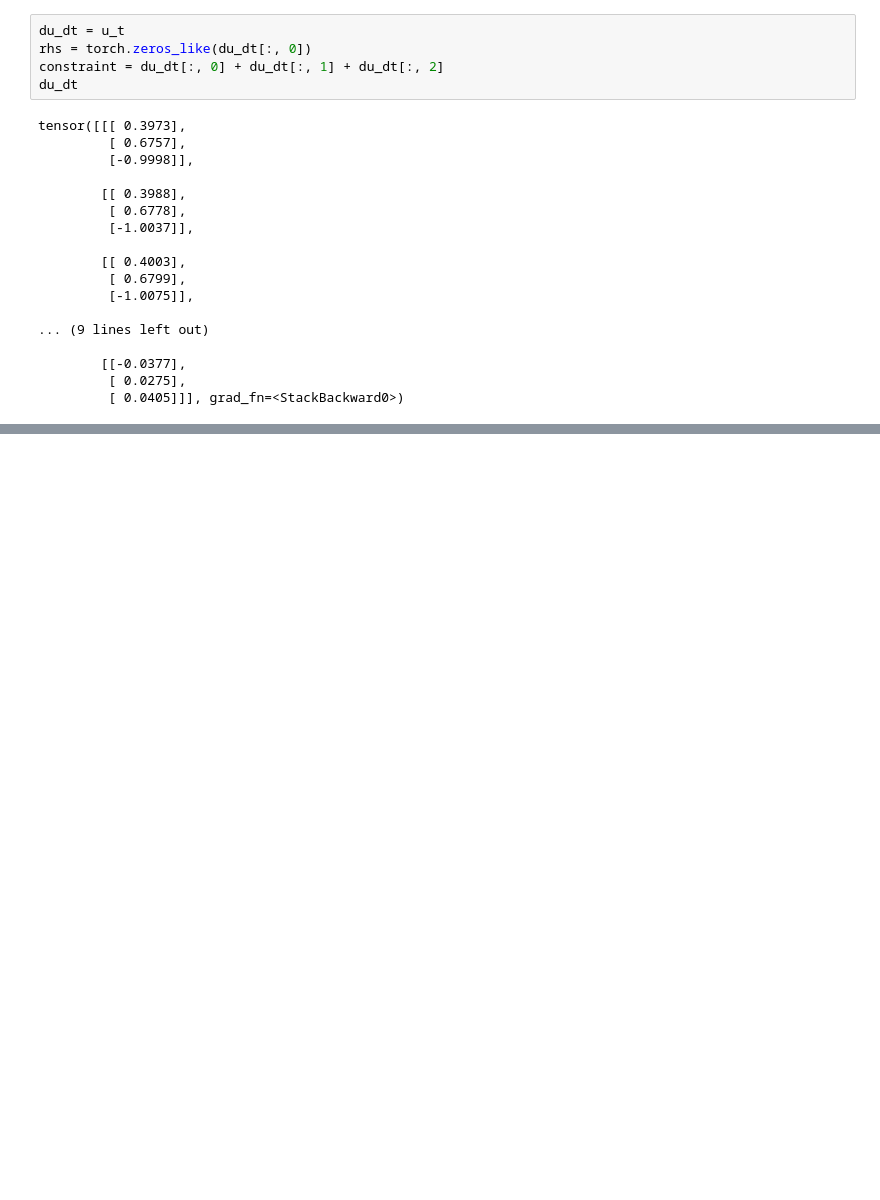
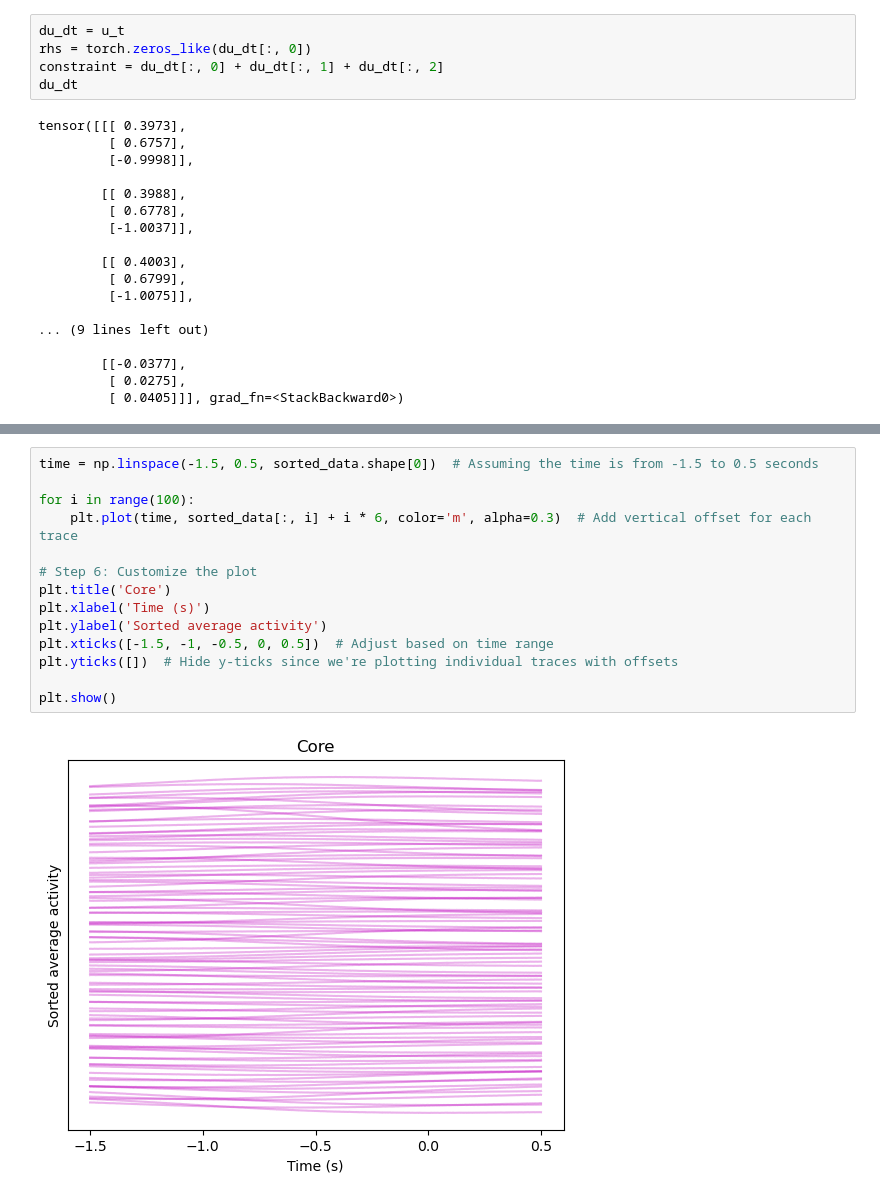
Before and after one commit to reecekeller/latentphysics, a Jupyter notebook: implicit.ipynb, the cells around one changed output, grey strips where cells are left out. Drawn from its saved outputs; the diff is of its cells as text; blank space fills up the shorter version.

```diff
--- a/implicit.ipynb
+++ b/implicit.ipynb
@@ -248,0 +159,16 @@ tensor([-0.3786, -0.3845, -0.3902, -0.3957, -0.4009, -0.4060, -0.4108, -0.4154,
+# %%
+time = np.linspace(-1.5, 0.5, sorted_data.shape[0])  # Assuming the time is from -1.5 to 0.5 seconds
+
+for i in range(100):
+    plt.plot(time, sorted_data[:, i] + i * 6, color='m', alpha=0.3)  # Add vertical offset for each trace
+
+# Step 6: Customize the plot
+plt.title('Core')
+plt.xlabel('Time (s)')
+plt.ylabel('Sorted average activity')
+plt.xticks([-1.5, -1, -0.5, 0, 0.5])  # Adjust based on time range
+plt.yticks([])  # Hide y-ticks since we're plotting individual traces with offsets
+
+plt.show()
+# %% [output]
+[figure, added]
```
Also changed, not shown: parts of 12 cells of this notebook.
